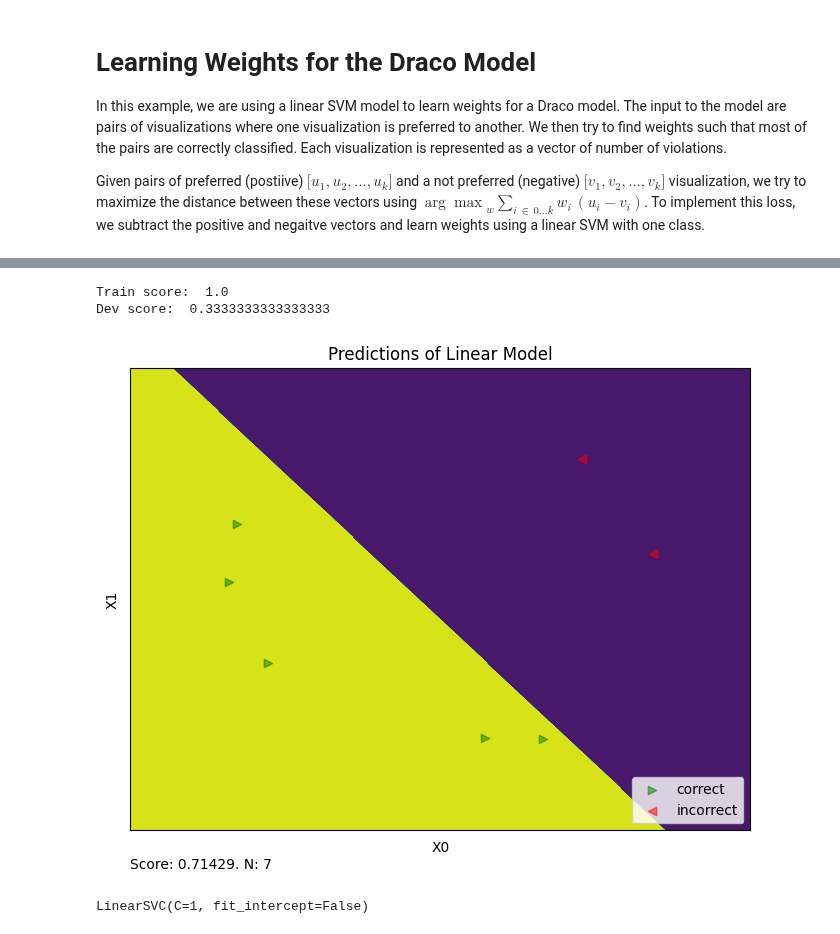
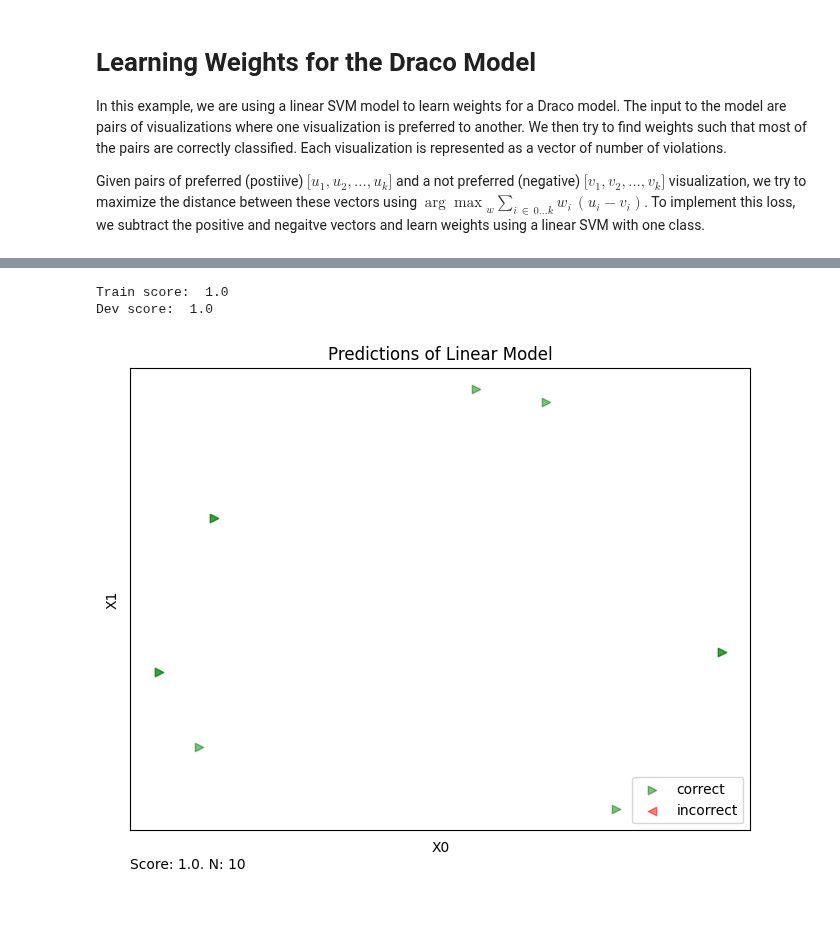
Before and after one commit to cmudig/draco2, a Jupyter notebook: docs/applications/draco_learn.ipynb, the cells around one changed output, grey strips where cells are left out. Cells and saved outputs as stored; diff of their text form; code cells hidden in the pictures.

```diff
--- a/docs/applications/draco_learn.ipynb
+++ b/docs/applications/draco_learn.ipynb
@@ -33,35 +25 @@ def get_nested_index(fields=None):
-# %%
-def pairs_to_vec(specs: dict[str, dict[str, list]]) -> pd.DataFrame:
-    """given specs, convert them into feature vectors."""
-
-    columns = get_nested_index()
-    dfs: list[pd.DataFrame] = []
-
-    for example in specs.values():
-        neg_feature_vec = default_draco.count_preferences(
-            example["data"] + example["negative"]
-        )
-        pos_feature_vec = default_draco.count_preferences(
-            example["data"] + example["positive"]
-        )
-
-        assert neg_feature_vec is not None
-        assert pos_feature_vec is not None
-
-        feature_vecs: dict[Any, Any] = {}
-        feature_vecs = {
-            ("negative", key): values for key, values in neg_feature_vec.items()
-        }
-        feature_vecs.update(
-            {("positive", key): values for key, values in pos_feature_vec.items()}
-        )
-
-        feature_vecs[("source", "")] = example["source"]
-        feature_vecs[("task", "")] = example["task"]
-
-        dfs.append(
-            pd.DataFrame(feature_vecs, columns=columns, index=[example["pair_id"]])
-        )
-
-    return pd.concat(dfs).fillna(0)
 # %%
@@ -276,9 +272,9 @@ with open("./data/saket2018_draco2.json") as file:
     json_data = json.load(file)
 
     for pair in json_data:
-        pair["pair_id"] = i
         pair["source"] = "saket_2018"
-        learn_data[i] = pair
+        pair["pair_id"] = f'{pair["source"]}_{i}'
+        learn_data[pair["pair_id"]] = pair
         i += 1
 
 data = pairs_to_vec(learn_data)
@@ -291,8 +295,7 @@ train_dev, _ = train_test_split(data, test_size=0.3, random_state=1)
 # %%
-project_and_plot(train_dev, test_size=0.3)
+clf = train_and_plot(data, test_size=0.3)
 # %% [output]
 Train score:  1.0
-Dev score:  0.3333333333333333
+Dev score:  1.0
-[figure, old version]
+[figure, new version]
-LinearSVC(C=1, fit_intercept=False)
 # %%
```
Also changed, not shown: parts of 6 cells of this notebook, 9 other files.
